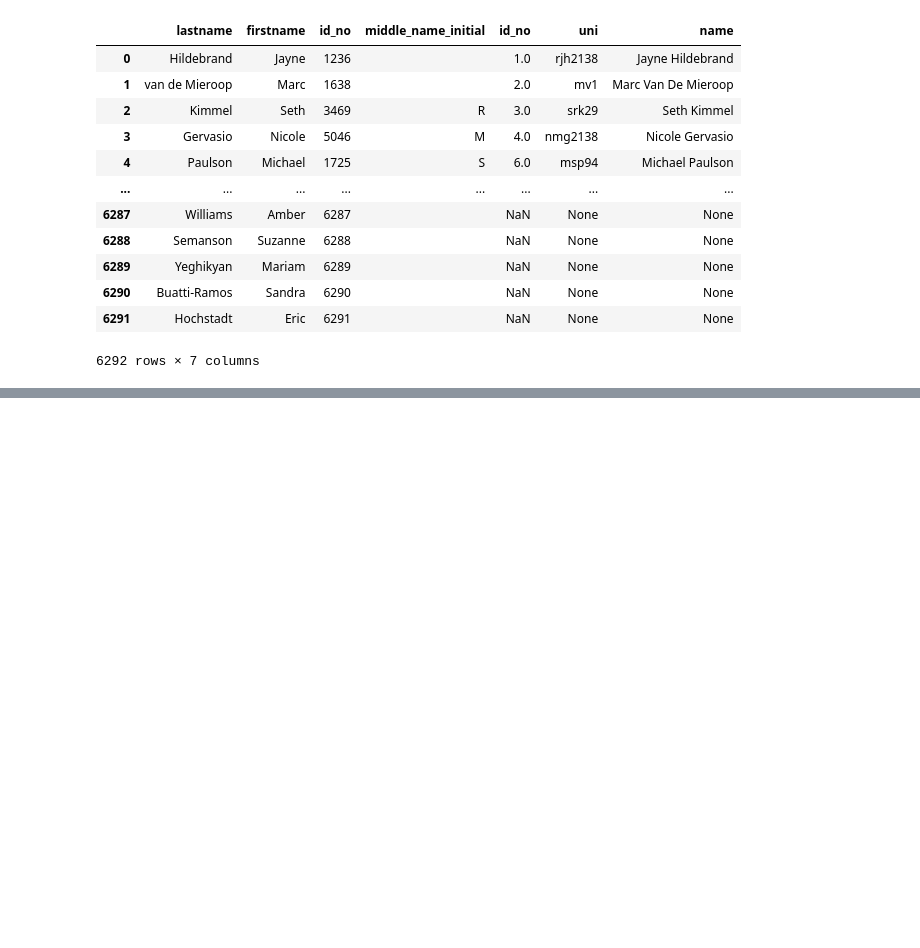
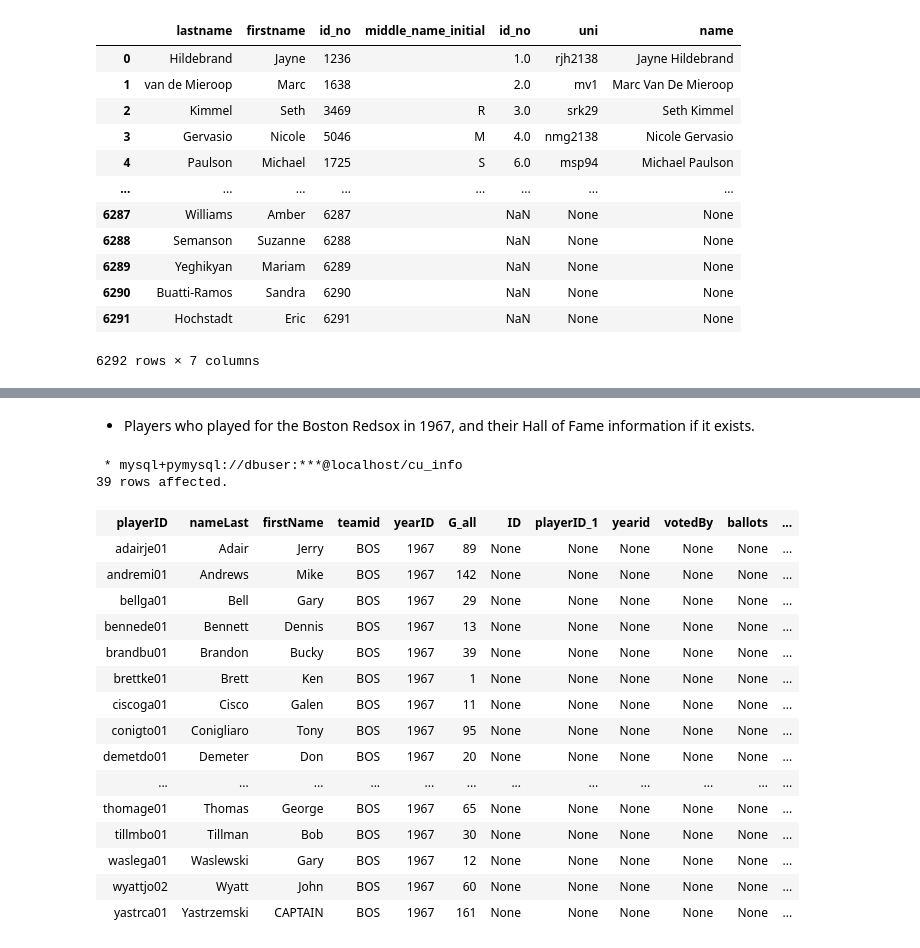
Before and after one commit to donald-f-ferguson/W4111F21, a Jupyter notebook: Lectures/Lecture_4_ER_Relational_III/w4111-f21-lecture-4.ipynb, the cells around one changed output, grey strips where cells are left out. Cells and saved outputs as stored; diff of their text form; code cells hidden in the pictures; blank space fills up the shorter version.

```diff
--- a/Lectures/Lecture_4_ER_Relational_III/w4111-f21-lecture-4.ipynb
+++ b/Lectures/Lecture_4_ER_Relational_III/w4111-f21-lecture-4.ipynb
@@ -272,0 +353,45 @@ names_combined_df.to_sql("instructor_names_combined", con=engine, if_exists="rep
+# %% [markdown]
+- Players who played for the Boston Redsox in 1967, and their Hall of Fame information if it exists.
+# %%
+%%sql
+select
+	a.playerid,
+    a.nameLast,
+    case
+		when nameLast = 'Yastrzemski' then 'CAPTAIN'
+        else nameFirst
+	end
+	as firstName,
+    a.teamID, a.yearID, a.G_all,
+    b.*
+from
+	(select
+		playerID, nameLast, nameFirst, teamid, yearID, G_all
+	from
+		people
+	join
+		appearances
+	using(playerid)
+	where yearid=1967 and teamid='BOS') as a
+left join
+	(select * from halloffame where playerid='Y') as b
+using(playerid)
+# %% [output]
+ * mysql+pymysql://dbuser:***@localhost/cu_info
+39 rows affected.
+| playerID | nameLast | firstName | teamid | yearID | G_all | ID | playerID_1 | yearid | votedBy | ballots | ... |
+| adairje01 | Adair | Jerry | BOS | 1967 | 89 | None | None | None | None | None | ... |
+| andremi01 | Andrews | Mike | BOS | 1967 | 142 | None | None | None | None | None | ... |
+| bellga01 | Bell | Gary | BOS | 1967 | 29 | None | None | None | None | None | ... |
+| bennede01 | Bennett | Dennis | BOS | 1967 | 13 | None | None | None | None | None | ... |
+| brandbu01 | Brandon | Bucky | BOS | 1967 | 39 | None | None | None | None | None | ... |
+| brettke01 | Brett | Ken | BOS | 1967 | 1 | None | None | None | None | None | ... |
+| ciscoga01 | Cisco | Galen | BOS | 1967 | 11 | None | None | None | None | None | ... |
+| conigto01 | Conigliaro | Tony | BOS | 1967 | 95 | None | None | None | None | None | ... |
+| demetdo01 | Demeter | Don | BOS | 1967 | 20 | None | None | None | None | None | ... |
+| ... | ... | ... | ... | ... | ... | ... | ... | ... | ... | ... | ... |
+| thomage01 | Thomas | George | BOS | 1967 | 65 | None | None | None | None | None | ... |
+| tillmbo01 | Tillman | Bob | BOS | 1967 | 30 | None | None | None | None | None | ... |
+| waslega01 | Waslewski | Gary | BOS | 1967 | 12 | None | None | None | None | None | ... |
+| wyattjo02 | Wyatt | John | BOS | 1967 | 60 | None | None | None | None | None | ... |
+| yastrca01 | Yastrzemski | CAPTAIN | BOS | 1967 | 161 | None | None | None | None | None | ... |
```
Also changed, not shown: parts of 8 cells of this notebook, 2 other files.
